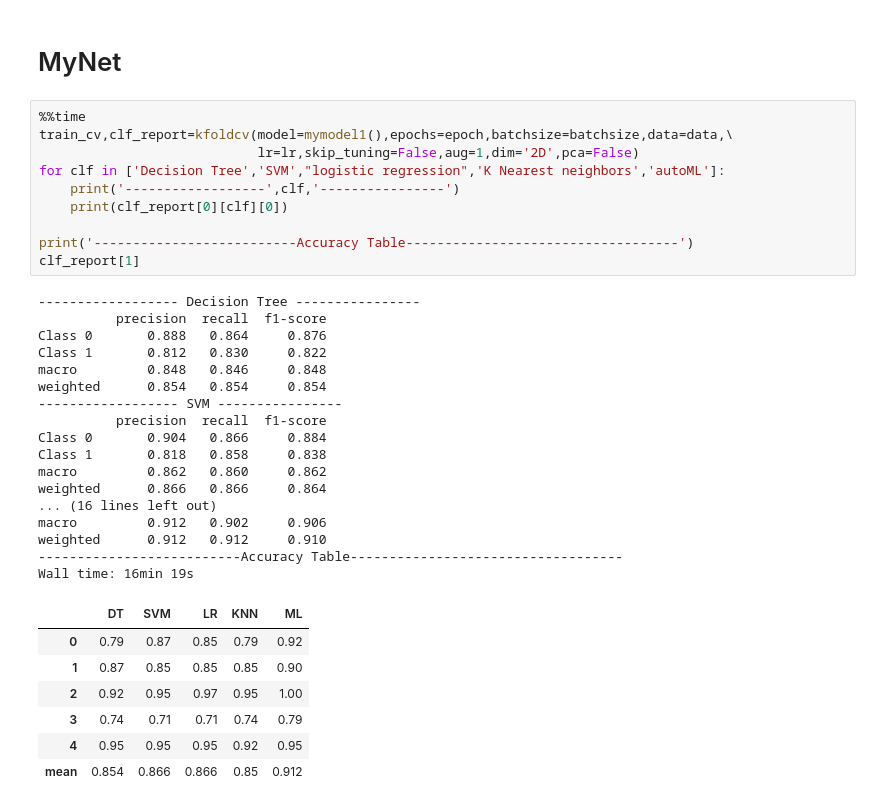
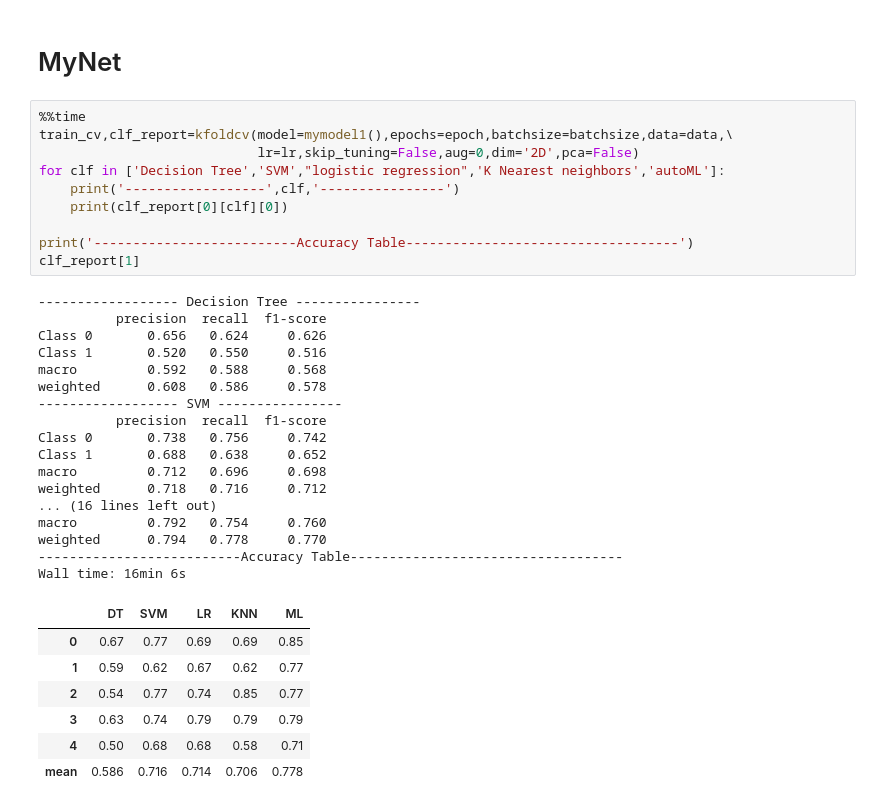
Before and after one commit to talhaanwarch/SIAMESE-classifier, a Jupyter notebook: notebooks/our_models_comparison-nonaugmented.ipynb, the cells around one changed output. Cells and saved outputs as stored; diff of their text form.

```diff
--- a/notebooks/my_model_comparison.ipynb
+++ b/notebooks/our_models_comparison-nonaugmented.ipynb
@@ -69,38 +69,38 @@ aug=3-> rand augmentation
 # %%
 %%time
 train_cv,clf_report=kfoldcv(model=mymodel1(),epochs=epoch,batchsize=batchsize,data=data,\
-                            lr=lr,skip_tuning=False,aug=1,dim='2D',pca=False)
+                            lr=lr,skip_tuning=False,aug=0,dim='2D',pca=False)
 for clf in ['Decision Tree','SVM',"logistic regression",'K Nearest neighbors','autoML']:
     print('------------------',clf,'----------------')
     print(clf_report[0][clf][0])
 
 print('--------------------------Accuracy Table-----------------------------------')
 clf_report[1]
 # %% [output]
 ------------------ Decision Tree ----------------
           precision  recall  f1-score
-Class 0       0.888   0.864     0.876
-Class 1       0.812   0.830     0.822
-macro         0.848   0.846     0.848
-weighted      0.854   0.854     0.854
+Class 0       0.656   0.624     0.626
+Class 1       0.520   0.550     0.516
+macro         0.592   0.588     0.568
+weighted      0.608   0.586     0.578
 ------------------ SVM ----------------
           precision  recall  f1-score
-Class 0       0.904   0.866     0.884
-Class 1       0.818   0.858     0.838
-macro         0.862   0.860     0.862
-weighted      0.866   0.866     0.864
+Class 0       0.738   0.756     0.742
+Class 1       0.688   0.638     0.652
+macro         0.712   0.696     0.698
+weighted      0.718   0.716     0.712
 ... (16 lines left out)
-macro         0.912   0.902     0.906
-weighted      0.912   0.912     0.910
+macro         0.792   0.754     0.760
+weighted      0.794   0.778     0.770
 --------------------------Accuracy Table-----------------------------------
-Wall time: 16min 19s
+Wall time: 16min 6s
 |  | DT | SVM | LR | KNN | ML |
-| 0 | 0.79 | 0.87 | 0.85 | 0.79 | 0.92 |
-| 1 | 0.87 | 0.85 | 0.85 | 0.85 | 0.90 |
-| 2 | 0.92 | 0.95 | 0.97 | 0.95 | 1.00 |
-| 3 | 0.74 | 0.71 | 0.71 | 0.74 | 0.79 |
-| 4 | 0.95 | 0.95 | 0.95 | 0.92 | 0.95 |
-| mean | 0.854 | 0.866 | 0.866 | 0.85 | 0.912 |
+| 0 | 0.67 | 0.77 | 0.69 | 0.69 | 0.85 |
+| 1 | 0.59 | 0.62 | 0.67 | 0.62 | 0.77 |
+| 2 | 0.54 | 0.77 | 0.74 | 0.85 | 0.77 |
+| 3 | 0.63 | 0.74 | 0.79 | 0.79 | 0.79 |
+| 4 | 0.50 | 0.68 | 0.68 | 0.58 | 0.71 |
+| mean | 0.586 | 0.716 | 0.714 | 0.706 | 0.778 |
 # %%
 %%time
 train_cv,clf_report=kfoldcv(model=mymodel2(),epochs=epoch,batchsize=batchsize,data=data,\
```
Also changed, not shown: parts of 4 cells of this notebook, 4 other files.
